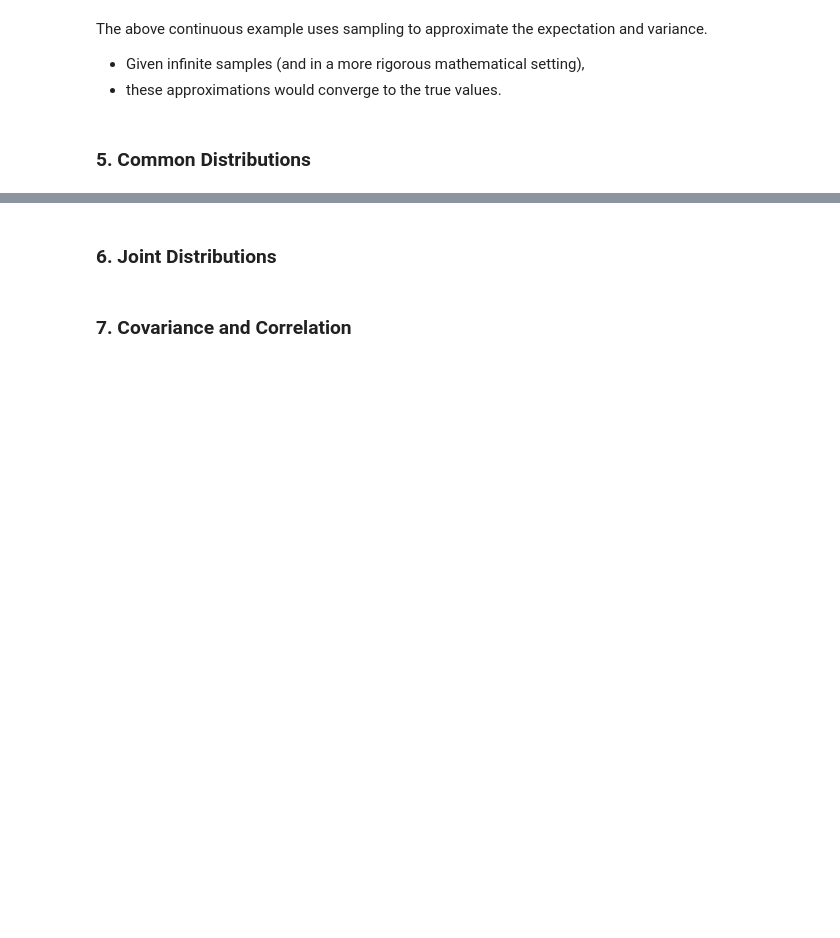
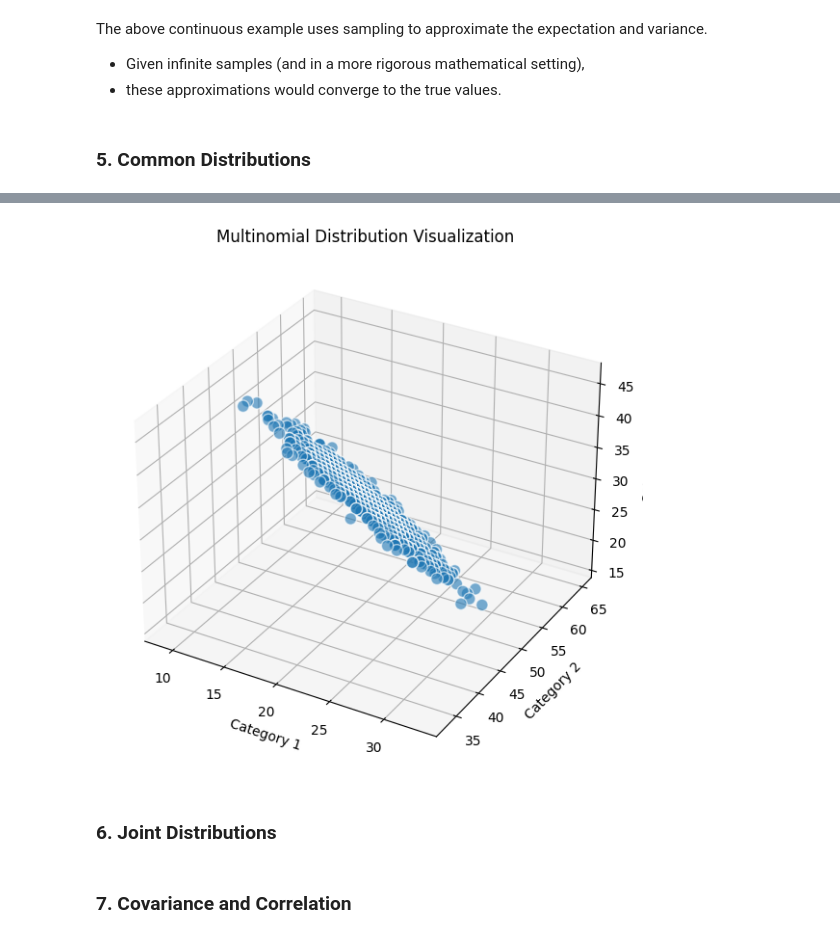
Before and after one commit to natapone/learning_ai_by_coding, a Jupyter notebook: 1-3_probability.ipynb, the cells around one changed output, grey strips where cells are left out. Cells and saved outputs as stored; diff of their text form; code cells hidden in the pictures; blank space fills up the shorter version.

```diff
--- a/1-3_probability.ipynb
+++ b/1-3_probability.ipynb
@@ -1154,3 +1263,32 @@ The above continuous example uses sampling to approximate the expectation and va
+# %%
+import numpy as np
+import matplotlib.pyplot as plt
+from mpl_toolkits.mplot3d import Axes3D
+from scipy.stats import multinomial
+
+# Parameters for multinomial distribution
+n = 100  # Total number of events
+p = [0.2, 0.5, 0.3]  # Probabilities for 3 categories
+
+# Simulate data
+data = multinomial.rvs(n, p, size=1000)
+
+# Extract data for plotting
+x = data[:, 0]  # Events in category 1
+y = data[:, 1]  # Events in category 2
+z = data[:, 2]  # Events in category 3
+
+# Create 3D scatter plot
+fig = plt.figure(figsize=(10, 7))
+ax = fig.add_subplot(111, projection='3d')
+ax.scatter(x, y, z, alpha=0.6, edgecolors='w', s=80)
+ax.set_xlabel('Category 1')
+ax.set_ylabel('Category 2')
+ax.set_zlabel('Category 3')
+ax.set_title('Multinomial Distribution Visualization')
+plt.show()
+# %% [output]
+[figure, added]
 # %% [markdown]
 ### 6. Joint Distributions
 # %% [markdown]
```
Also changed, not shown: parts of 2 cells of this notebook.
